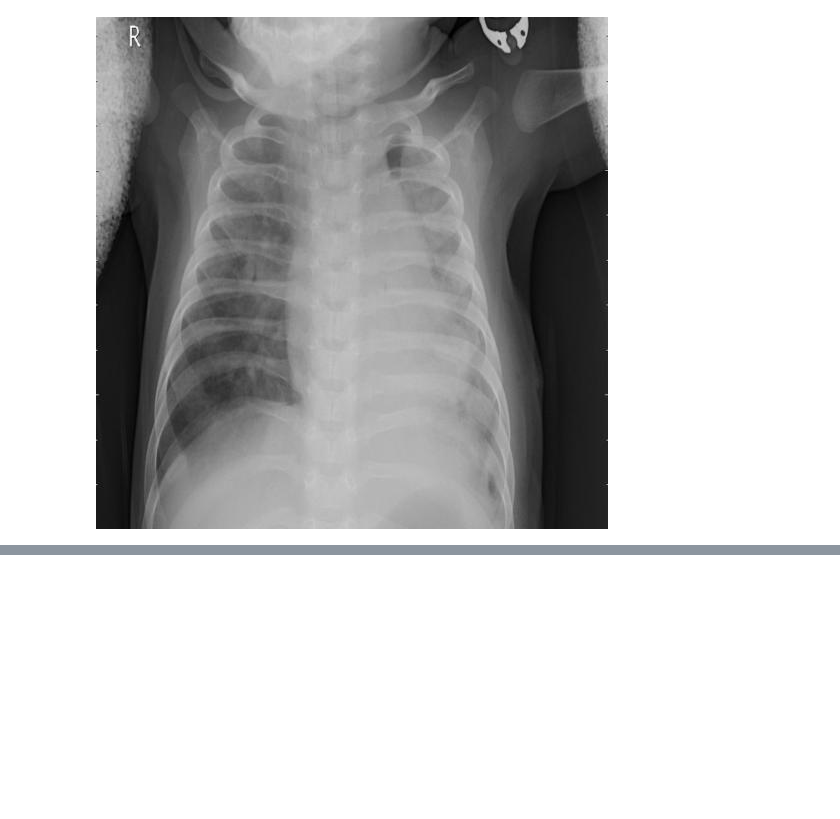
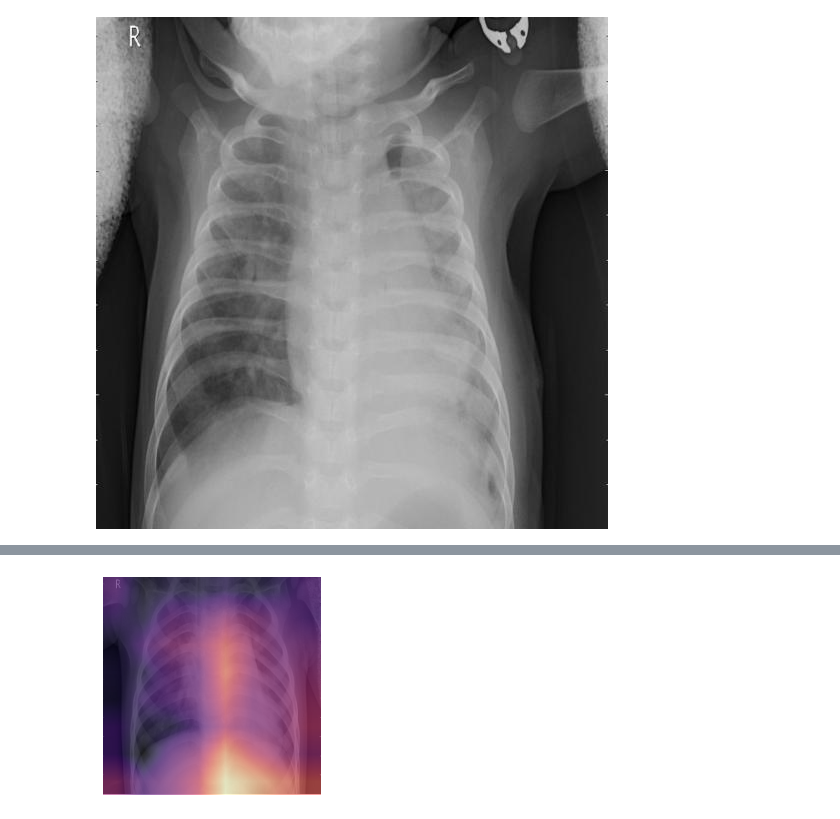
Before and after one commit to shadab4150/X_Ray_Covid_19_pnemonia_detection_lung_segmentation, a Jupyter notebook: X_ray_pneumonia_bacterial_viral_model_training.ipynb, the cells around one changed output, grey strips where cells are left out. Cells and saved outputs as stored; diff of their text form; code cells hidden in the pictures; blank space fills up the shorter version.

```diff
--- a/X_ray_pneumonia_bacterial_viral_model_training.ipynb
+++ b/X_ray_pneumonia_bacterial_viral_model_training.ipynb
@@ -340,5 +363,5 @@ bacteria
 def show_heatmap(hm):
     _,ax = plt.subplots()
     xb_im.show(ax)
-    ax.imshow(hm, alpha=0.6, extent=(0,352,352,0),
+    ax.imshow(hm, alpha=0.6, extent=(0,256,256,0),
               interpolation='bilinear', cmap='magma');
@@ -344,0 +372,2 @@ def show_heatmap(hm):
+# %%
+hook_a,hook_g = hooked_backward()
@@ -344,0 +384,4 @@ def show_heatmap(hm):
+# %%
+show_heatmap(avg_acts)
+# %% [output]
+[figure, added]
```
Also changed, not shown: parts of 9 cells of this notebook.
